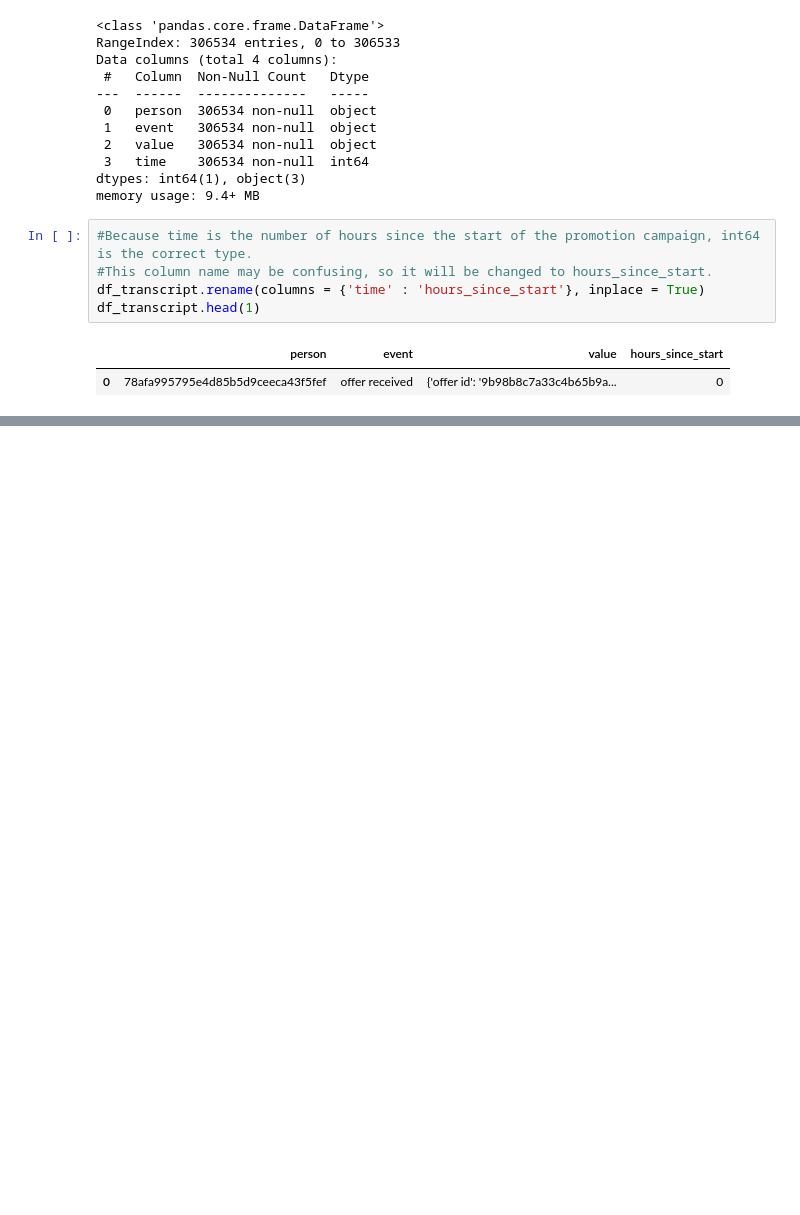
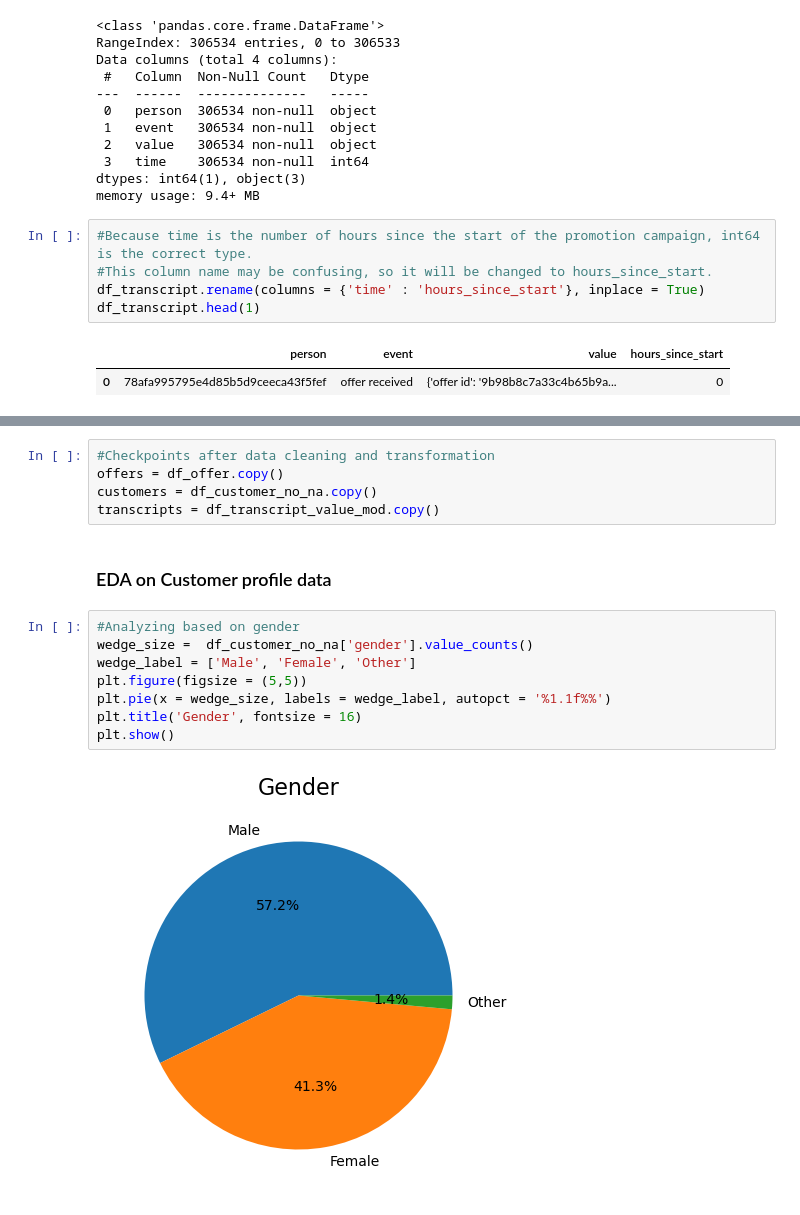
Before and after one commit to Yash1398/Starbucks_promotions_Data_Analysis, a Jupyter notebook: main.ipynb, the cells around one changed output, grey strips where cells are left out. Drawn from its saved outputs; the diff is of its cells as text; blank space fills up the shorter version.

```diff
--- a/main.ipynb
+++ b/main.ipynb
@@ -194,0 +262,17 @@ df_transcript.head(1)
+# %%
+#Checkpoints after data cleaning and transformation
+offers = df_offer.copy()
+customers = df_customer_no_na.copy()
+transcripts = df_transcript_value_mod.copy()
+# %% [markdown]
+### EDA on Customer profile data
+# %%
+#Analyzing based on gender
+wedge_size =  df_customer_no_na['gender'].value_counts()
+wedge_label = ['Male', 'Female', 'Other']
+plt.figure(figsize = (5,5))
+plt.pie(x = wedge_size, labels = wedge_label, autopct = '%1.1f%%')
+plt.title('Gender', fontsize = 16)
+plt.show()
+# %% [output]
+[figure, added]
```
Also changed, not shown: parts of 101 cells of this notebook.
